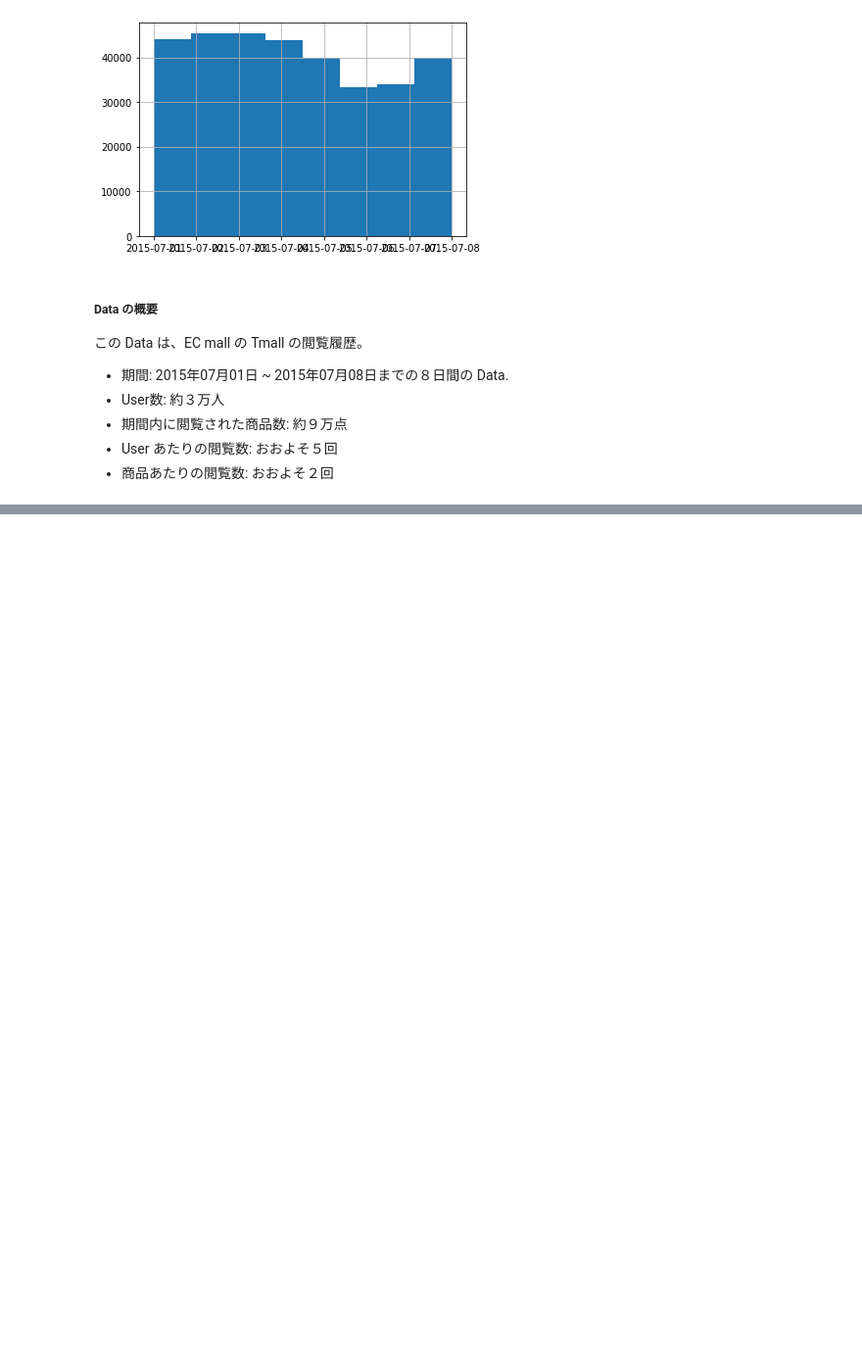
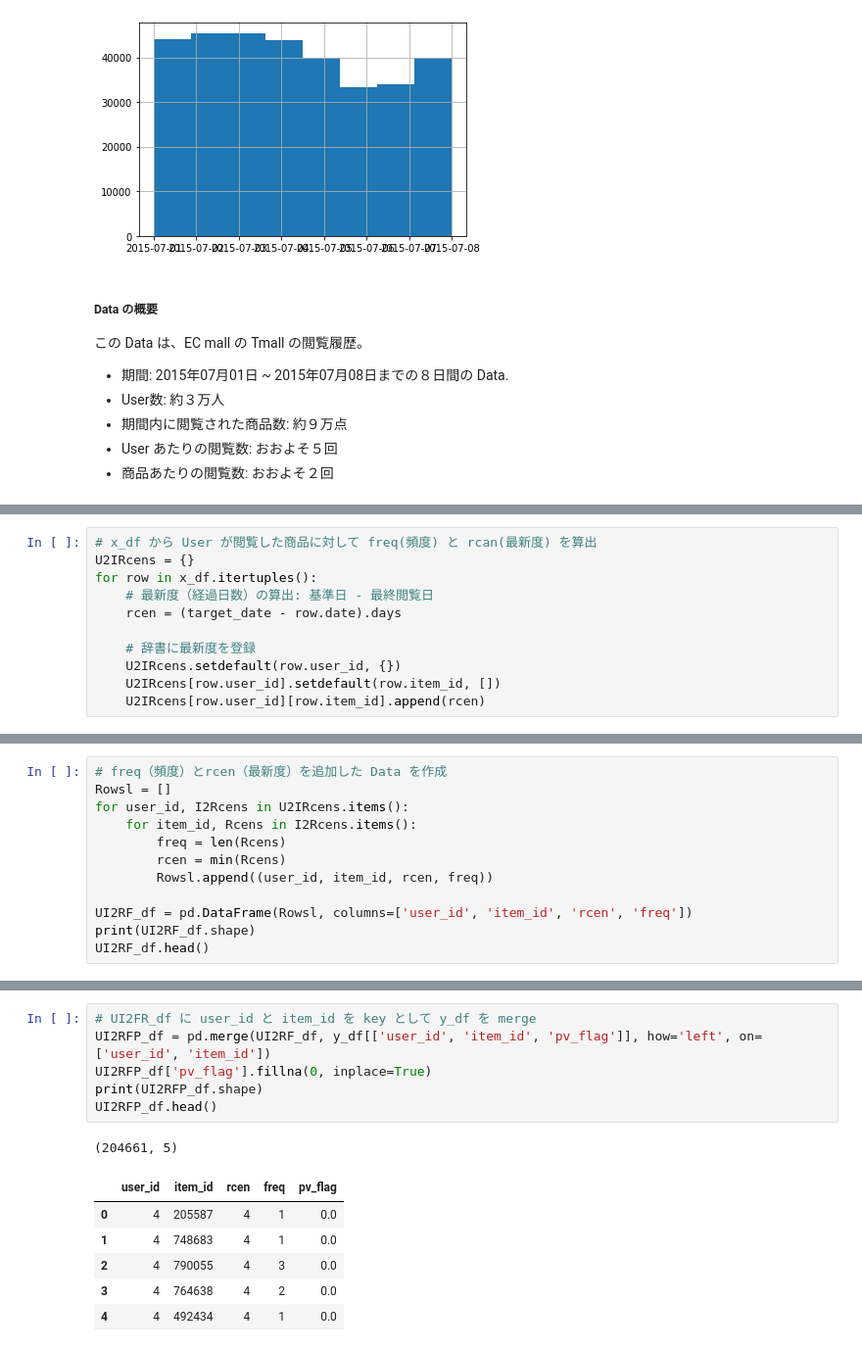
Before and after one commit to 1024xx4/py_mathematical_optimization, a Jupyter notebook: 7_recommendation/recommendation.ipynb, the cells around one changed output, grey strips where cells are left out. Shown at 98% size. Saved outputs shown, nothing was run; the diff lists cells and outputs as text; blank space fills up the shorter version.

```diff
--- a/7_recommendation/recommendation.ipynb
+++ b/7_recommendation/recommendation.ipynb
@@ -95,0 +233,11 @@ log_df['date'].hist(bins=8)
+# %%
+# x_df から User が閲覧した商品に対して freq(頻度) と rcan(最新度) を算出
+U2IRcens = {}
+for row in x_df.itertuples():
+    # 最新度（経過日数）の算出: 基準日 - 最終閲覧日
+    rcen = (target_date - row.date).days
+
+    # 辞書に最新度を登録
+    U2IRcens.setdefault(row.user_id, {})
+    U2IRcens[row.user_id].setdefault(row.item_id, [])
+    U2IRcens[row.user_id][row.item_id].append(rcen)
@@ -95,0 +260,12 @@ log_df['date'].hist(bins=8)
+# %%
+# freq（頻度）とrcen（最新度）を追加した Data を作成
+Rowsl = []
+for user_id, I2Rcens in U2IRcens.items():
+    for item_id, Rcens in I2Rcens.items():
+        freq = len(Rcens)
+        rcen = min(Rcens)
+        Rowsl.append((user_id, item_id, rcen, freq))
+
+UI2RF_df = pd.DataFrame(Rowsl, columns=['user_id', 'item_id', 'rcen', 'freq'])
+print(UI2RF_df.shape)
+UI2RF_df.head()
@@ -95,0 +301,14 @@ log_df['date'].hist(bins=8)
+# %%
+# UI2FR_df に user_id と item_id を key として y_df を merge
+UI2RFP_df = pd.merge(UI2RF_df, y_df[['user_id', 'item_id', 'pv_flag']], how='left', on=['user_id', 'item_id'])
+UI2RFP_df['pv_flag'].fillna(0, inplace=True)
+print(UI2RFP_df.shape)
+UI2RFP_df.head()
+# %% [output]
+(204661, 5)
+|  | user_id | item_id | rcen | freq | pv_flag |
+| 0 | 4 | 205587 | 4 | 1 | 0.0 |
+| 1 | 4 | 748683 | 4 | 1 | 0.0 |
+| 2 | 4 | 790055 | 4 | 3 | 0.0 |
+| 3 | 4 | 764638 | 4 | 2 | 0.0 |
+| 4 | 4 | 492434 | 4 | 1 | 0.0 |
```
Also changed, not shown: parts of 32 cells of this notebook.
